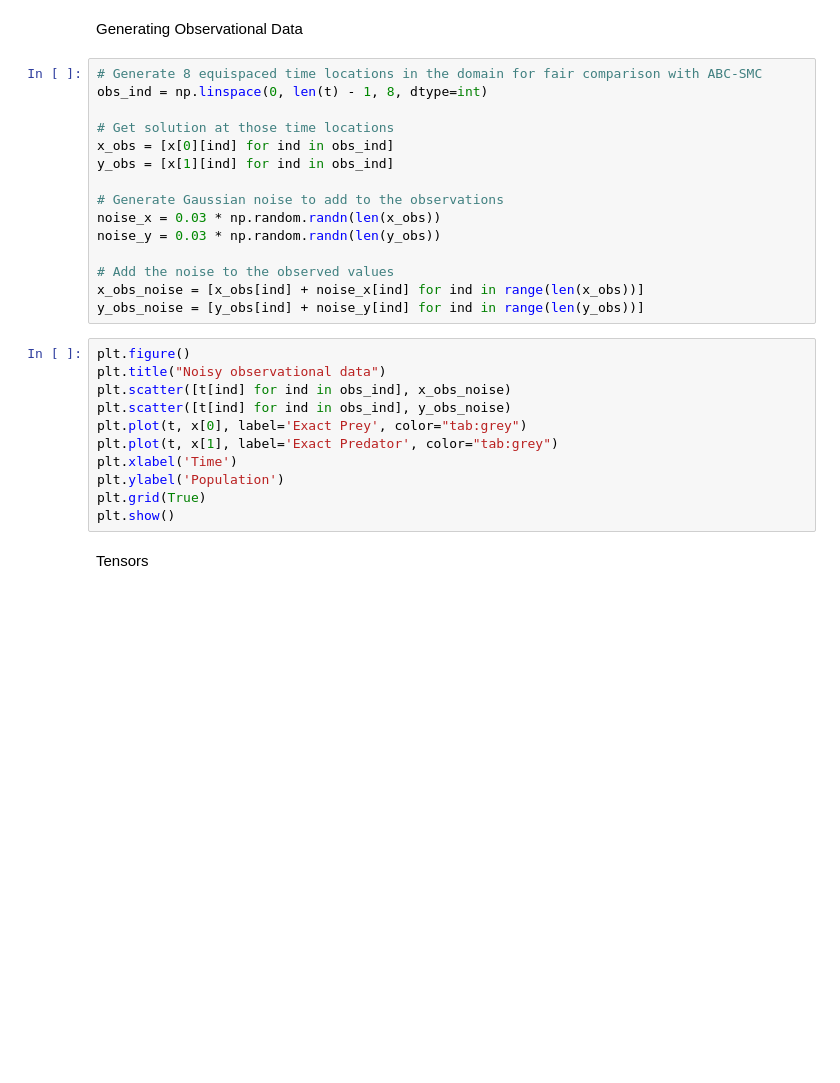
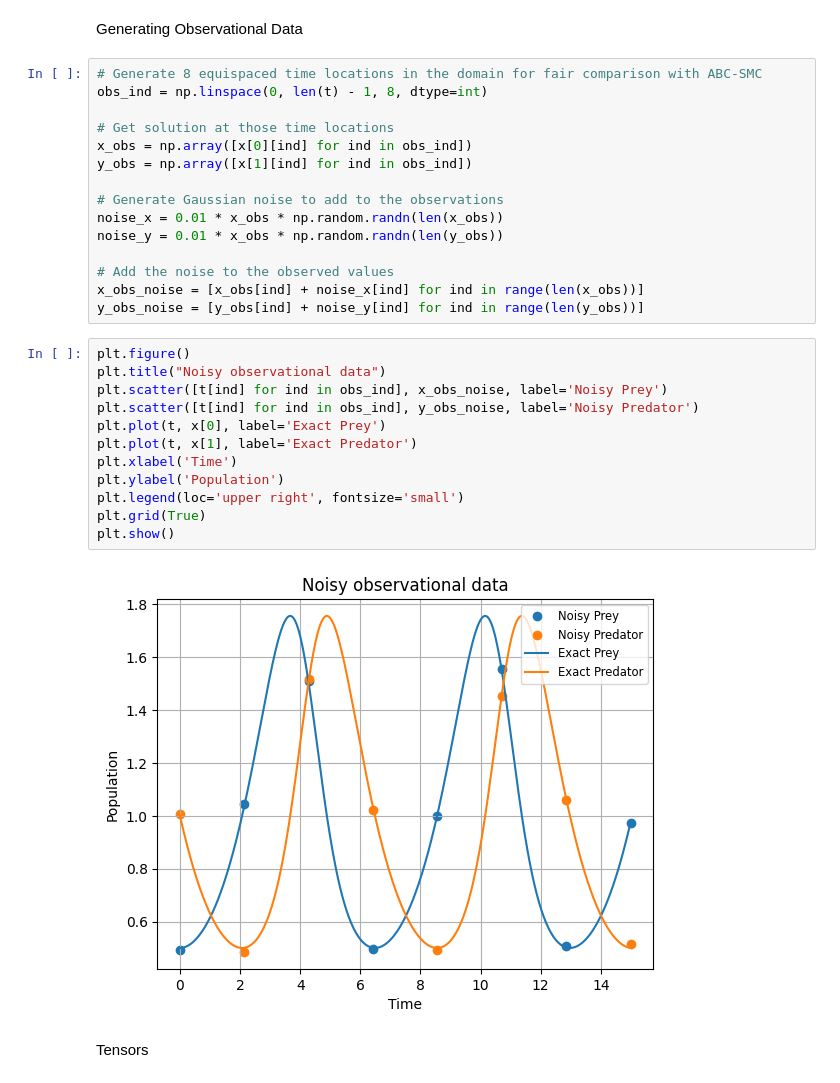
Before and after one commit to joaquintb/tfg_joaquin_torres, a Jupyter notebook: LV/pinn_lv.ipynb, the cells around one changed output. Saved outputs shown, nothing was run; the diff lists cells and outputs as text; blank space fills up the shorter version.

```diff
--- a/LV/pinn_lv.ipynb
+++ b/LV/pinn_lv.ipynb
@@ -69,12 +69,12 @@ Generating Observational Data
 obs_ind = np.linspace(0, len(t) - 1, 8, dtype=int)
 
 # Get solution at those time locations
-x_obs = [x[0][ind] for ind in obs_ind]
-y_obs = [x[1][ind] for ind in obs_ind]
+x_obs = np.array([x[0][ind] for ind in obs_ind])
+y_obs = np.array([x[1][ind] for ind in obs_ind])
 
 # Generate Gaussian noise to add to the observations
-noise_x = 0.03 * np.random.randn(len(x_obs))
-noise_y = 0.03 * np.random.randn(len(y_obs))
+noise_x = 0.01 * x_obs * np.random.randn(len(x_obs))
+noise_y = 0.01 * x_obs * np.random.randn(len(y_obs))
 
 # Add the noise to the observed values
 x_obs_noise = [x_obs[ind] + noise_x[ind] for ind in range(len(x_obs))]
@@ -82,14 +82,17 @@ y_obs_noise = [y_obs[ind] + noise_y[ind] for ind in range(len(y_obs))]
 # %%
 plt.figure()
 plt.title("Noisy observational data")
-plt.scatter([t[ind] for ind in obs_ind], x_obs_noise)
-plt.scatter([t[ind] for ind in obs_ind], y_obs_noise)
-plt.plot(t, x[0], label='Exact Prey', color="tab:grey")
-plt.plot(t, x[1], label='Exact Predator', color="tab:grey")
+plt.scatter([t[ind] for ind in obs_ind], x_obs_noise, label='Noisy Prey')
+plt.scatter([t[ind] for ind in obs_ind], y_obs_noise, label='Noisy Predator')
+plt.plot(t, x[0], label='Exact Prey')
+plt.plot(t, x[1], label='Exact Predator')
 plt.xlabel('Time')
 plt.ylabel('Population')
+plt.legend(loc='upper right', fontsize='small')
 plt.grid(True)
 plt.show()
+# %% [output]
+[figure, added]
 # %% [markdown]
 Tensors
 # %%
```
Also changed, not shown: 4 other files.
